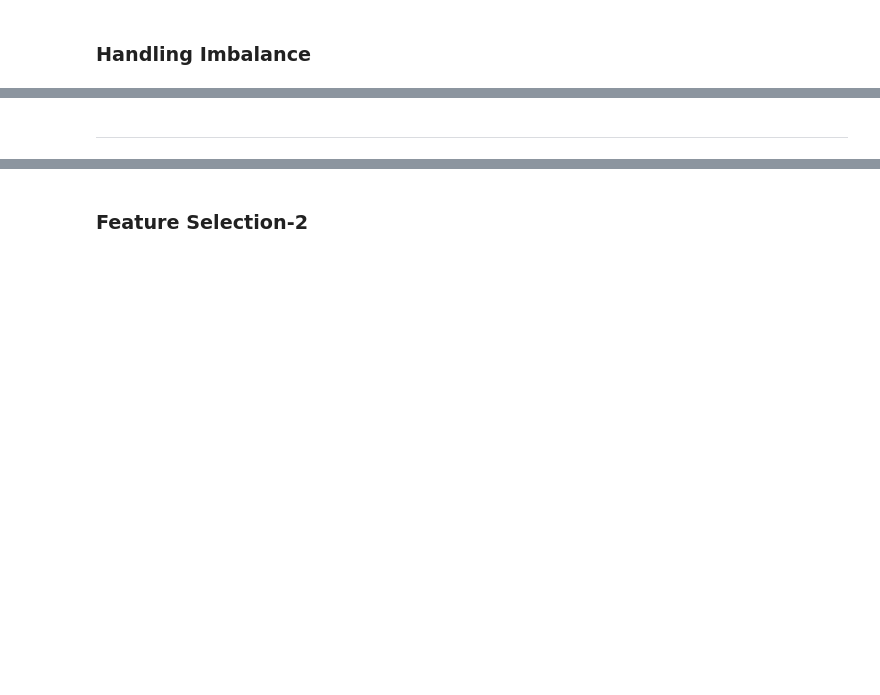
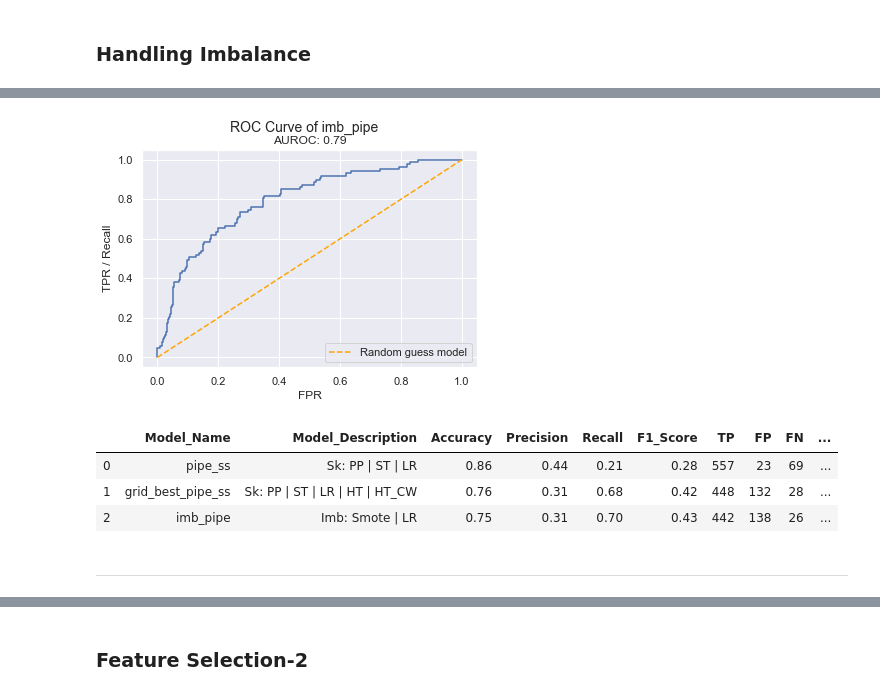
Before and after one commit to ashish-sharma-as/Customer_Churn, a Jupyter notebook: customer_churn.ipynb, the cells around one changed output, grey strips where cells are left out. Drawn from its saved outputs; the diff is of its cells as text; code cells hidden in the pictures; blank space fills up the shorter version.

```diff
--- a/customer_churn.ipynb
+++ b/customer_churn.ipynb
@@ -1192,5 +1265,0 @@ X_test_tf_ss.head()
-# %%
-imb_pipe.fit(X_train_tf_ss, y_train)
-y_pred_imb = imb_pipe.predict(X_test_tf_ss)
-
-confusion_matrix(y_test, y_pred_imb)
@@ -1196,0 +1278,4 @@ confusion_matrix(y_test, y_pred_imb)
+# %%
+# Train and obtain predictions for the Imbalance pipeline
+
+y_pred, y_pred_proba_all = train_and_predict(imb_pipe, X_train_tf_ss, X_test_tf_ss, y_train)
@@ -1196,0 +1306,11 @@ confusion_matrix(y_test, y_pred_imb)
+# %%
+auroc('imb_pipe', imb_pipe, X_test_tf_ss, y_test, y_pred_proba_all)
+# %% [output]
+[figure, added]
+# %%
+model_results_df
+# %% [output]
+|  | Model_Name | Model_Description | Accuracy | Precision | Recall | F1_Score | TP | FP | FN | ... |
+| 0 | pipe_ss | Sk: PP | ST | LR | 0.86 | 0.44 | 0.21 | 0.28 | 557 | 23 | 69 | ... |
+| 1 | grid_best_pipe_ss | Sk: PP | ST | LR | HT | HT_CW | 0.76 | 0.31 | 0.68 | 0.42 | 448 | 132 | 28 | ... |
+| 2 | imb_pipe | Imb: Smote | LR | 0.75 | 0.31 | 0.70 | 0.43 | 442 | 138 | 26 | ... |
@@ -1197,2 +1322,2 @@ confusion_matrix(y_test, y_pred_imb)
 # %% [markdown]
----
+----
```
Also changed, not shown: parts of 68 cells of this notebook.
